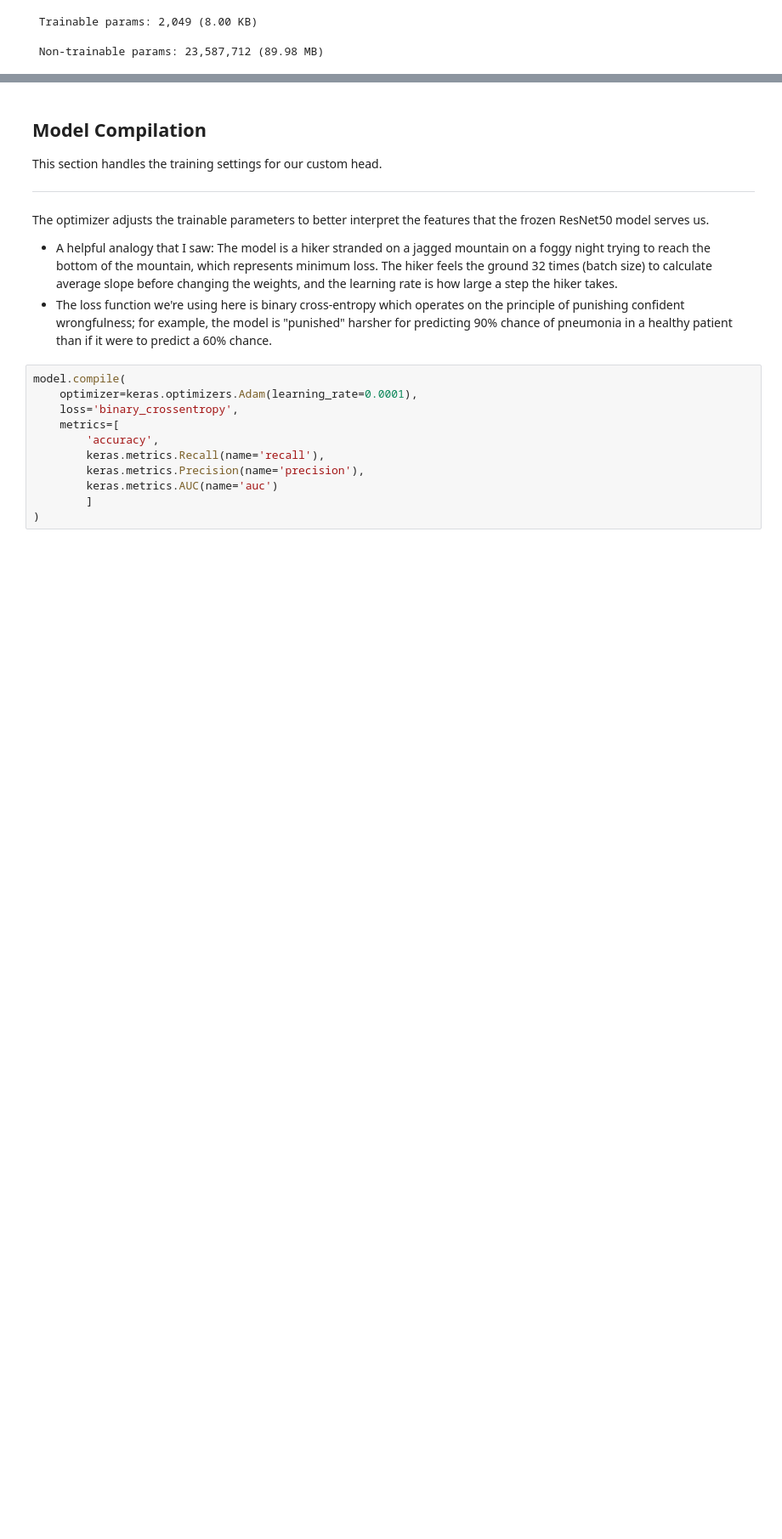
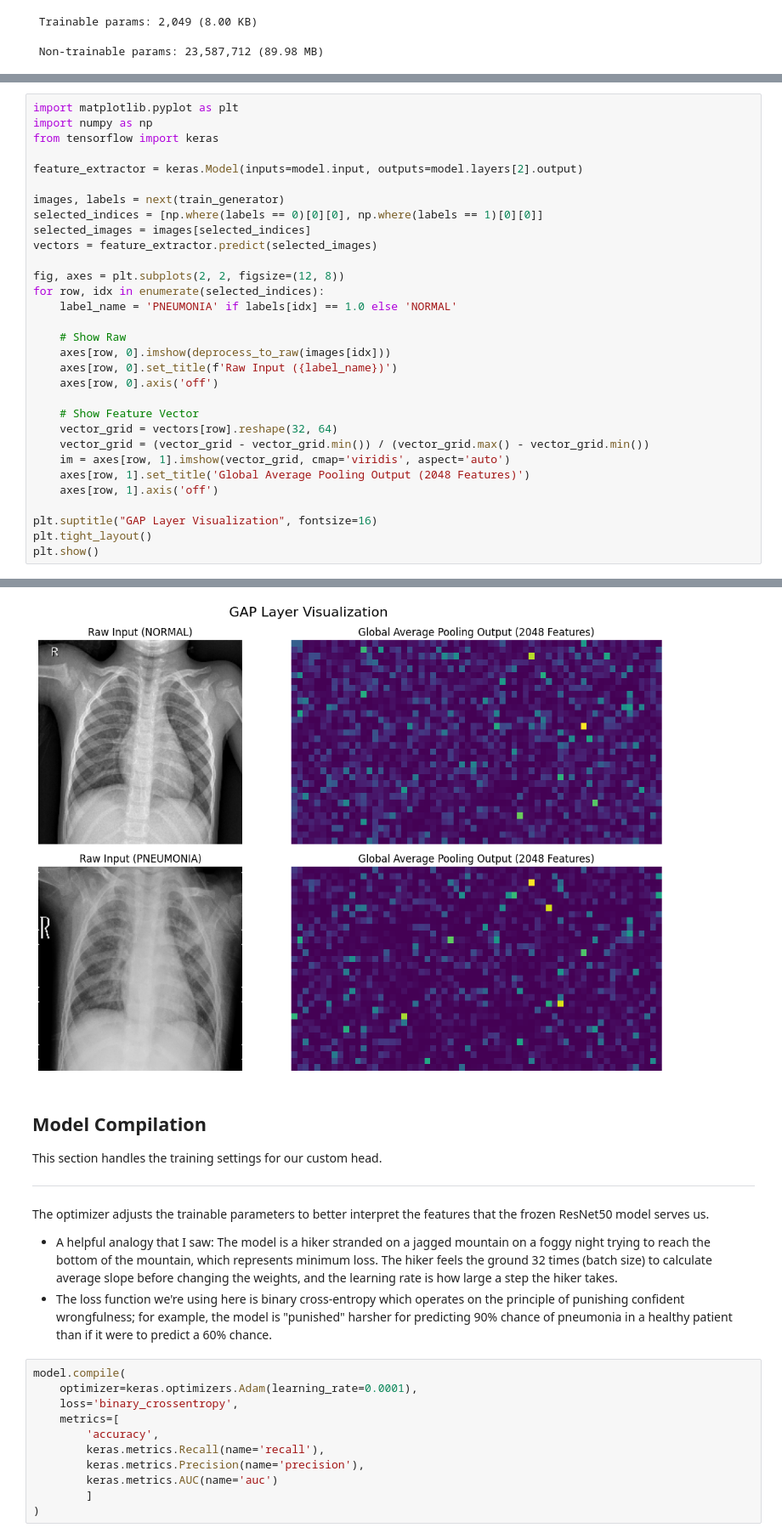
Before and after one commit to arbutler2003/Pneuomonia-Detection-CNN, a Jupyter notebook: chest_xray_pneumonia_detection.ipynb, the cells around one changed output, grey strips where cells are left out. Shown at 85% size. Saved outputs shown, nothing was run; the diff lists cells and outputs as text; blank space fills up the shorter version.

```diff
--- a/chest_xray_pneumonia_detection.ipynb
+++ b/chest_xray_pneumonia_detection.ipynb
@@ -289,0 +308,32 @@ Model: "functional"
+# %%
+import matplotlib.pyplot as plt
+import numpy as np
+from tensorflow import keras
+
+feature_extractor = keras.Model(inputs=model.input, outputs=model.layers[2].output)
+
+images, labels = next(train_generator)
+selected_indices = [np.where(labels == 0)[0][0], np.where(labels == 1)[0][0]]
+selected_images = images[selected_indices]
+vectors = feature_extractor.predict(selected_images)
+
+fig, axes = plt.subplots(2, 2, figsize=(12, 8))
+for row, idx in enumerate(selected_indices):
+    label_name = 'PNEUMONIA' if labels[idx] == 1.0 else 'NORMAL'
+
+    # Show Raw
+    axes[row, 0].imshow(deprocess_to_raw(images[idx]))
+    axes[row, 0].set_title(f'Raw Input ({label_name})')
+    axes[row, 0].axis('off')
+
+    # Show Feature Vector
+    vector_grid = vectors[row].reshape(32, 64)
+    vector_grid = (vector_grid - vector_grid.min()) / (vector_grid.max() - vector_grid.min())
+    im = axes[row, 1].imshow(vector_grid, cmap='viridis', aspect='auto')
+    axes[row, 1].set_title('Global Average Pooling Output (2048 Features)')
+    axes[row, 1].axis('off')
+
+plt.suptitle("GAP Layer Visualization", fontsize=16)
+plt.tight_layout()
+plt.show()
+# %% [output]
@@ -290,3 +342,4 @@ Model: "functional"
+[figure, added]
 # %% [markdown]
 ## **Model Compilation**
 This section handles the training settings for our custom head.
```
Also changed, not shown: parts of 11 cells of this notebook.
